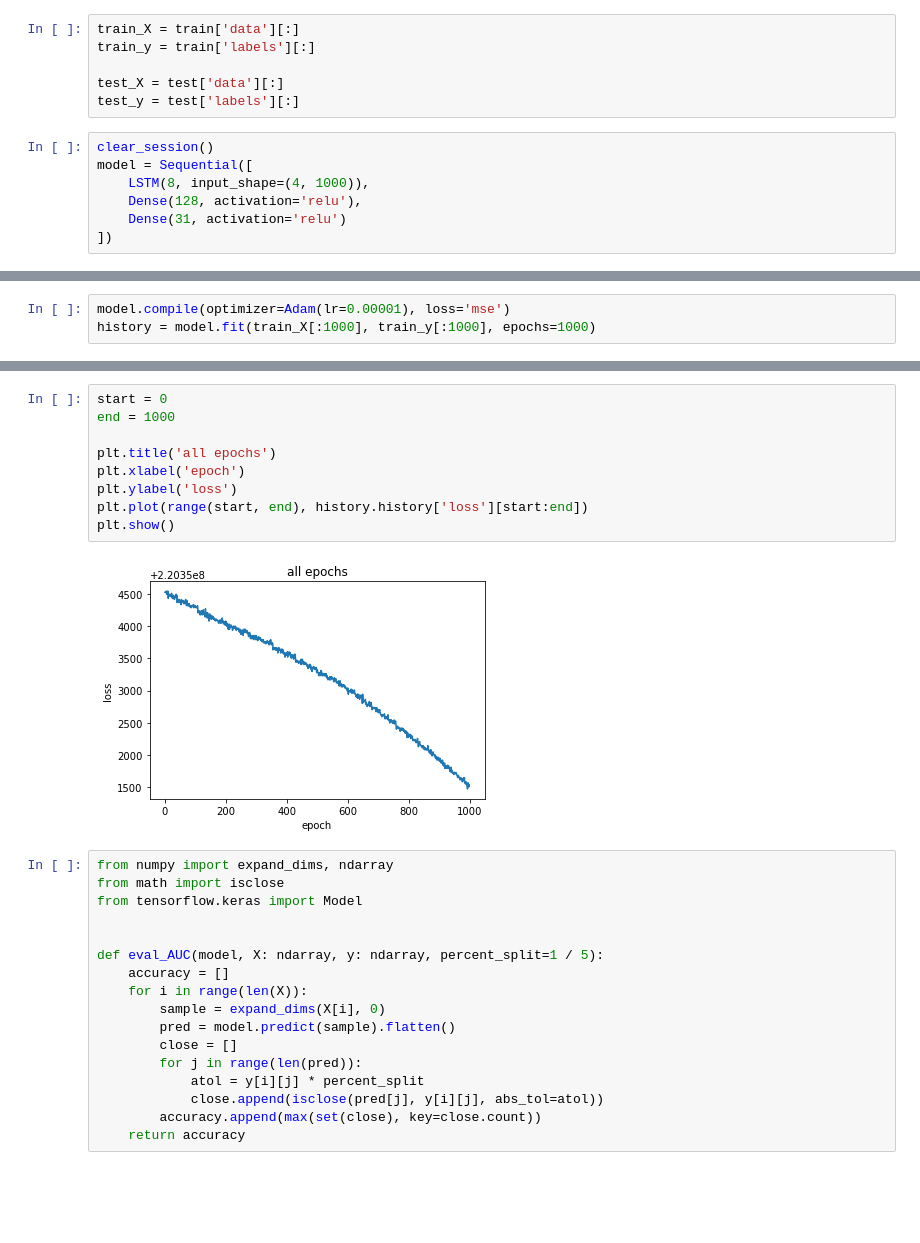
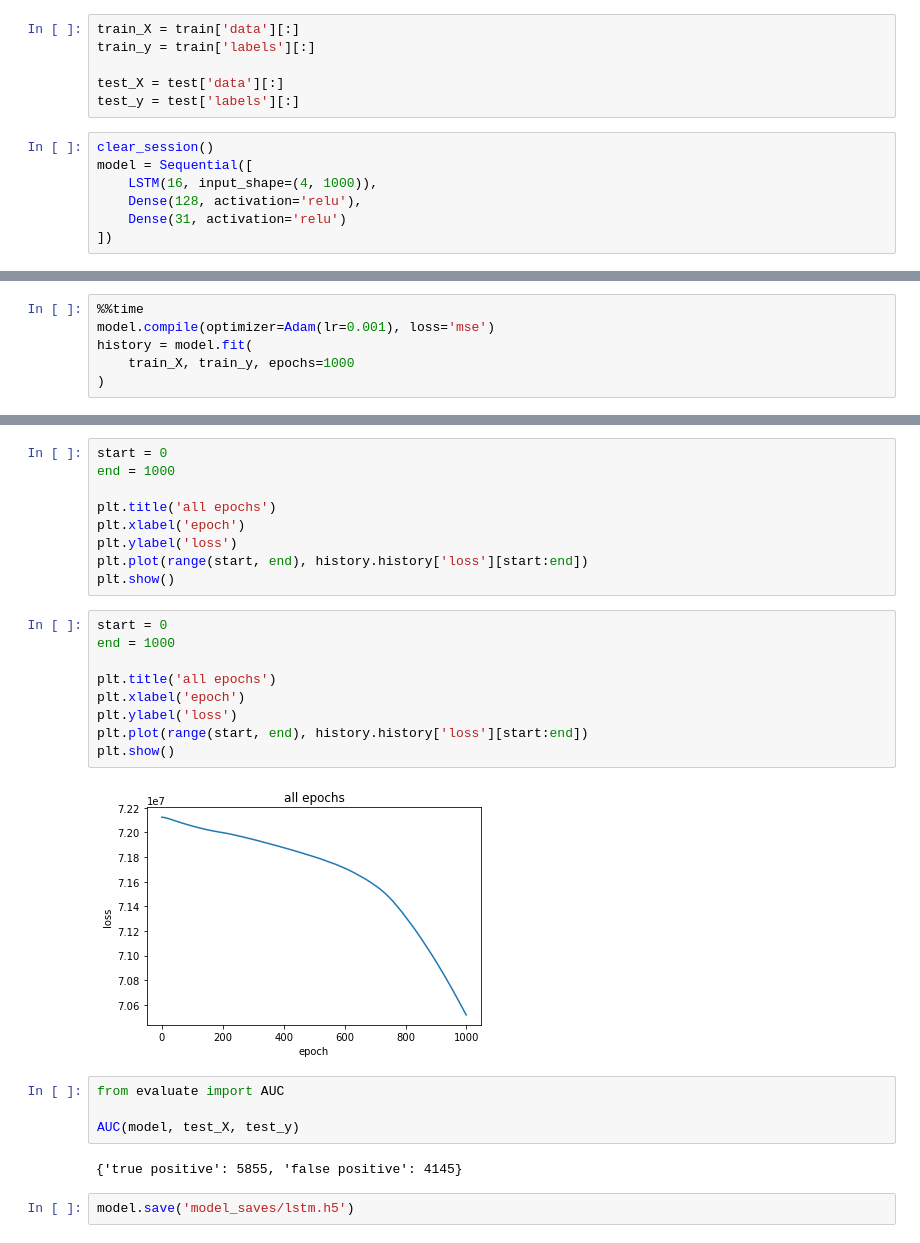
Before and after one commit to ManiacMaxo/Thesis, a Jupyter notebook: FOX-lstm.ipynb, the cells around one changed output, grey strips where cells are left out. Saved outputs shown, nothing was run; the diff lists cells and outputs as text; blank space fills up the shorter version.

```diff
--- a/FOX-lstm.ipynb
+++ b/FOX-lstm.ipynb
@@ -30,7 +40,7 @@ test_y = test['labels'][:]
 # %%
 clear_session()
 model = Sequential([
-    LSTM(8, input_shape=(4, 1000)),
+    LSTM(16, input_shape=(4, 1000)),
     Dense(128, activation='relu'),
     Dense(31, activation='relu')
 ])
@@ -54,5 +47,8 @@ _________________________________________________________________
 # %%
-model.compile(optimizer=Adam(lr=0.00001), loss='mse')
-history = model.fit(train_X[:1000], train_y[:1000], epochs=1000)
+%%time
+model.compile(optimizer=Adam(lr=0.001), loss='mse')
+history = model.fit(
+    train_X, train_y, epochs=1000
+)
 # %% [output]
 Epoch 1/1000
@@ -81,22 +77,22 @@ plt.xlabel('epoch')
 plt.ylabel('loss')
 plt.plot(range(start, end), history.history['loss'][start:end])
 plt.show()
-# %% [output]
-[figure, removed]
-# %%
-from numpy import expand_dims, ndarray
-from math import isclose
-from tensorflow.keras import Model
-
-
-def eval_AUC(model, X: ndarray, y: ndarray, percent_split=1 / 5):
-    accuracy = []
-    for i in range(len(X)):
-        sample = expand_dims(X[i], 0)
-        pred = model.predict(sample).flatten()
-        close = []
-        for j in range(len(pred)):
-            atol = y[i][j] * percent_split
-            close.append(isclose(pred[j], y[i][j], abs_tol=atol))
-        accuracy.append(max(set(close), key=close.count))
-    return accuracy
+# %%
+start = 0
+end = 1000
+
+plt.title('all epochs')
+plt.xlabel('epoch')
+plt.ylabel('loss')
+plt.plot(range(start, end), history.history['loss'][start:end])
+plt.show()
+# %% [output]
+[figure, added]
+# %%
+from evaluate import AUC
+
+AUC(model, test_X, test_y)
+# %% [output]
+{'true positive': 5855, 'false positive': 4145}
+# %%
+model.save('model_saves/lstm.h5')
```
Also changed, not shown: parts of 3 cells of this notebook, 2 other files.
